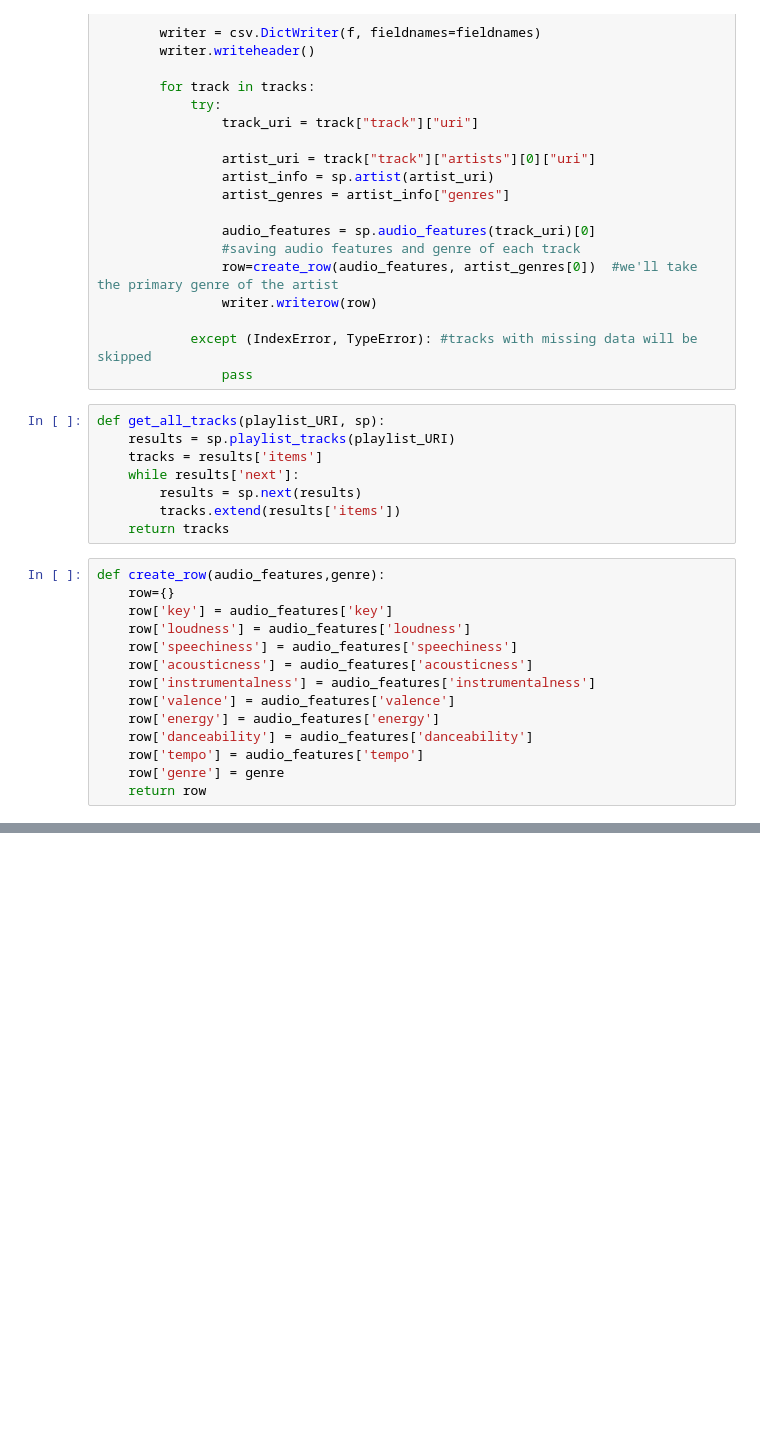
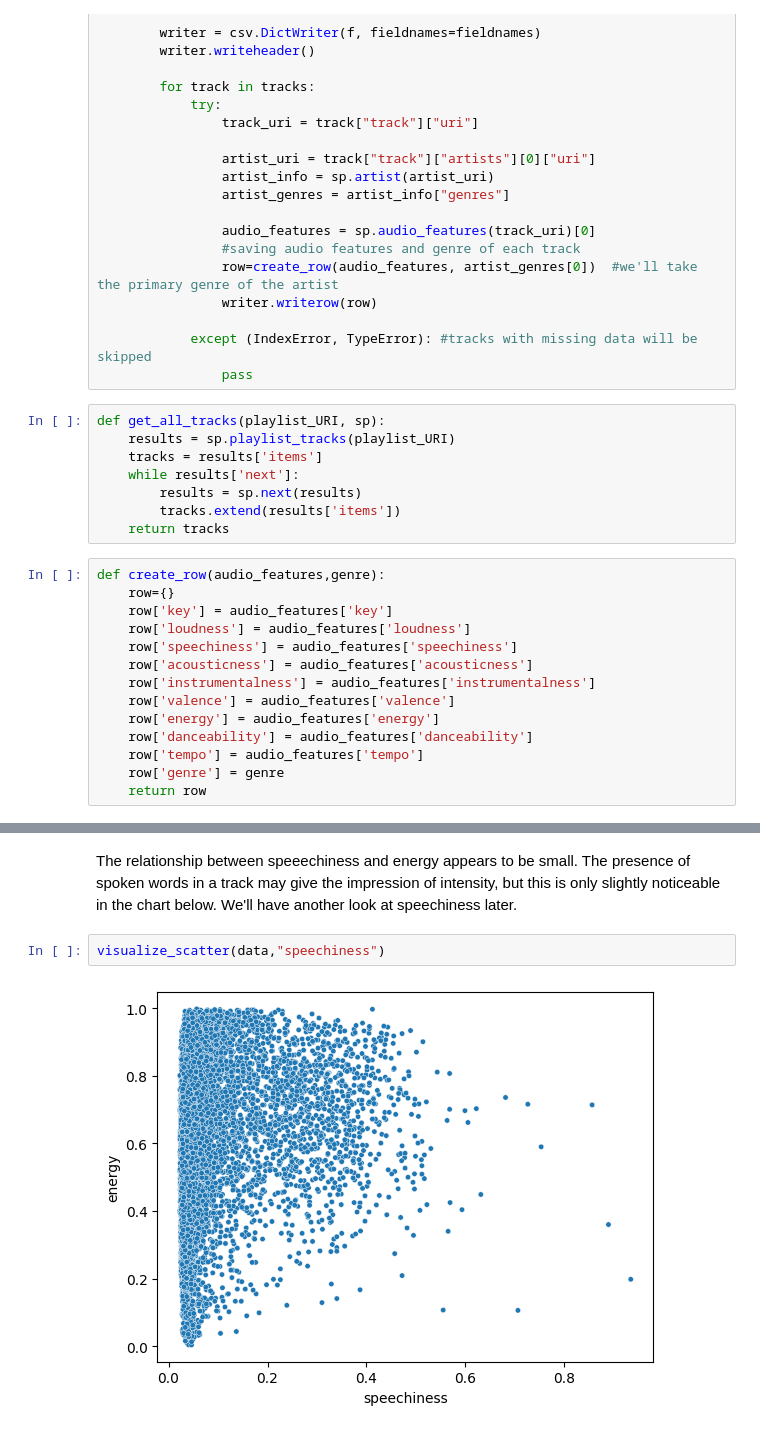
Before and after one commit to kwochal/TracksClassification, a Jupyter notebook: tracks_classification.ipynb, the cells around one changed output, grey strips where cells are left out. Drawn from its saved outputs; the diff is of its cells as text; blank space fills up the shorter version.

```diff
--- a/tracks_classification.ipynb
+++ b/tracks_classification.ipynb
@@ -78,0 +133,6 @@ def create_row(audio_features,genre):
+# %% [markdown]
+The relationship between speeechiness and energy appears to be small. The presence of spoken words in a track may give the impression of intensity, but this is only slightly noticeable in the chart below. We'll have another look at speechiness later.
+# %%
+visualize_scatter(data,"speechiness")
+# %% [output]
+[figure, added]
```
Also changed, not shown: parts of 61 cells of this notebook.
